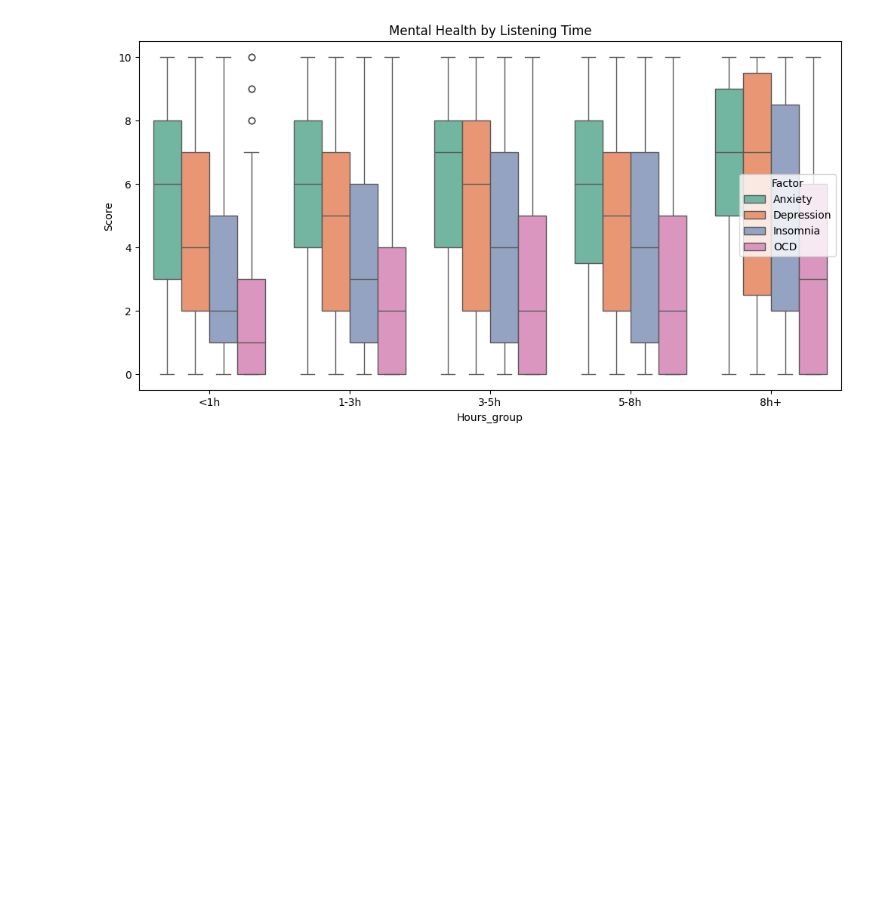
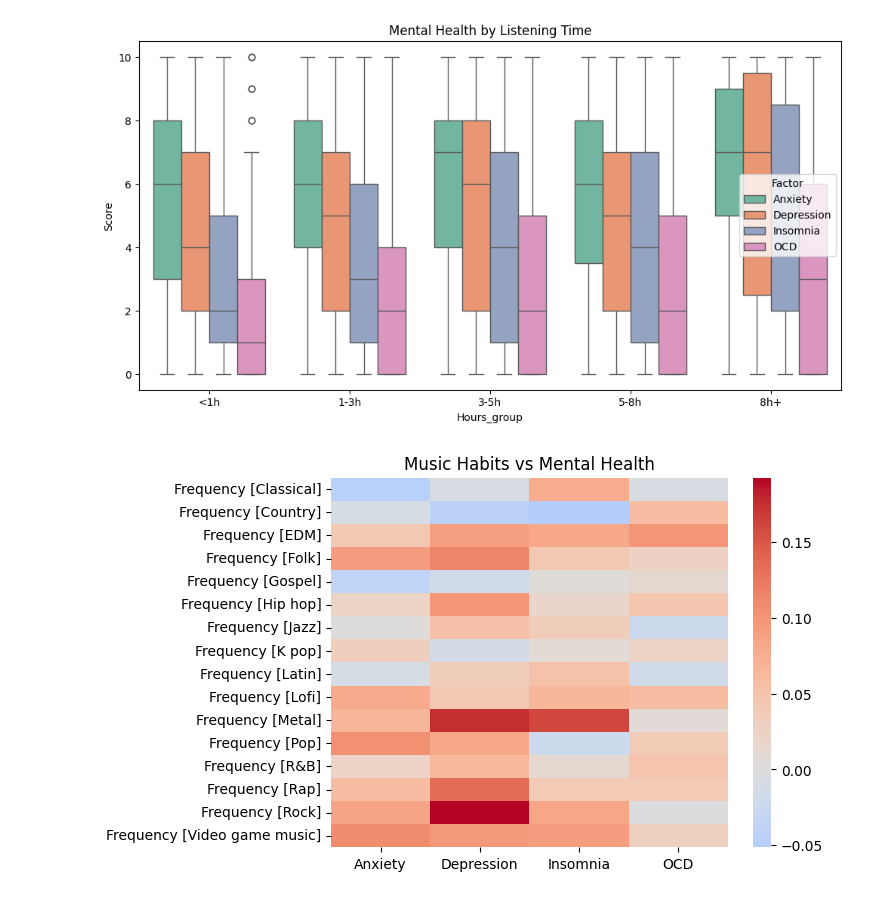
Before and after one commit to lrondal/I-am-hungry, a Jupyter notebook: project_dataVis_Letort_Rondal.ipynb, the cells around one changed output. Saved outputs shown, nothing was run; the diff lists cells and outputs as text; code cells hidden in the pictures; blank space fills up the shorter version.

Commit message:
add charts type of music to decrease mental health issues

```diff
--- a/project_dataVis_Letort_Rondal.ipynb
+++ b/project_dataVis_Letort_Rondal.ipynb
@@ -618,3 +618,14 @@ plt.title("Mental Health by Listening Time")
 plt.show()
 # %% [output]
 [figure]
+# %%
+sns.heatmap(
+    corr.loc[music_cols, mental],
+    cmap="coolwarm",
+    center=0
+)
+
+plt.title("Music Habits vs Mental Health")
+plt.show()
+# %% [output]
+[figure, added]
```
Also changed, not shown: parts of 2 cells of this notebook.
